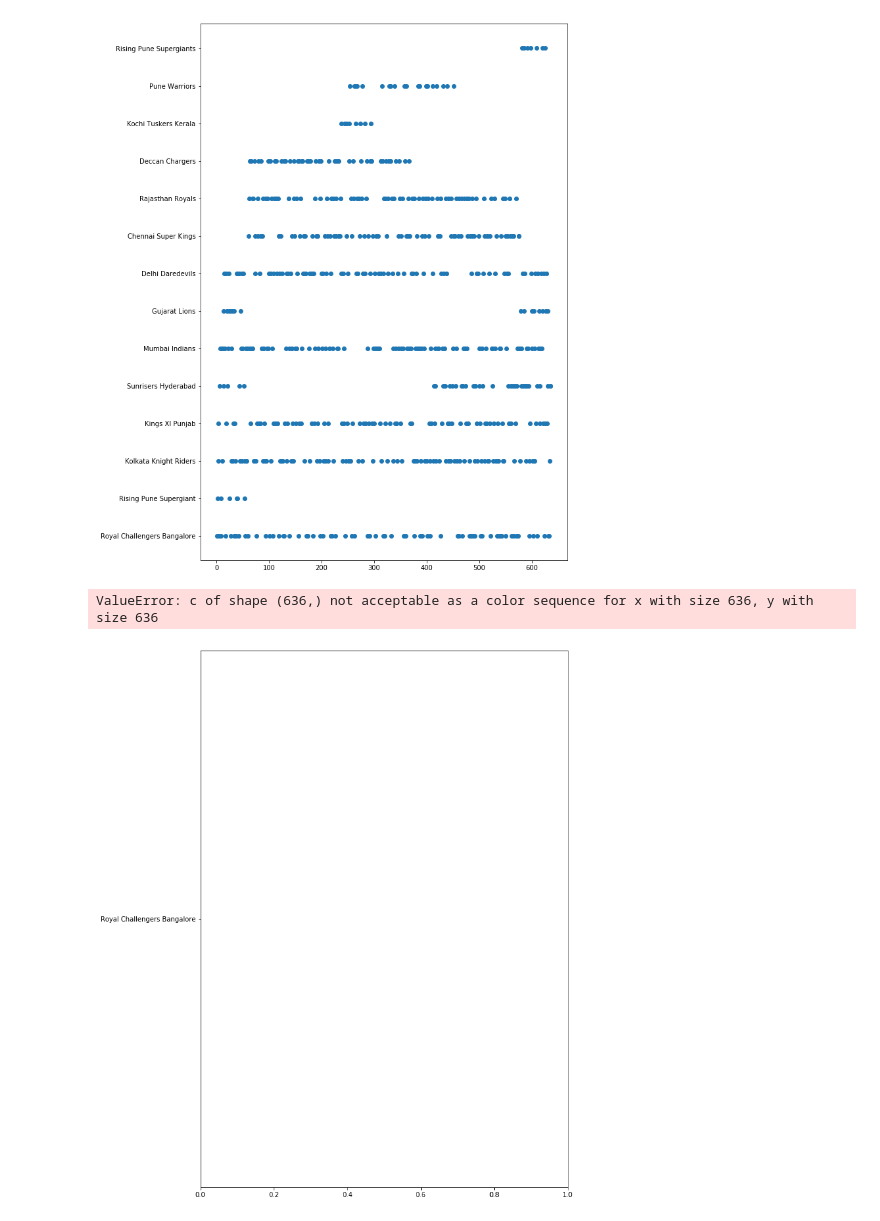
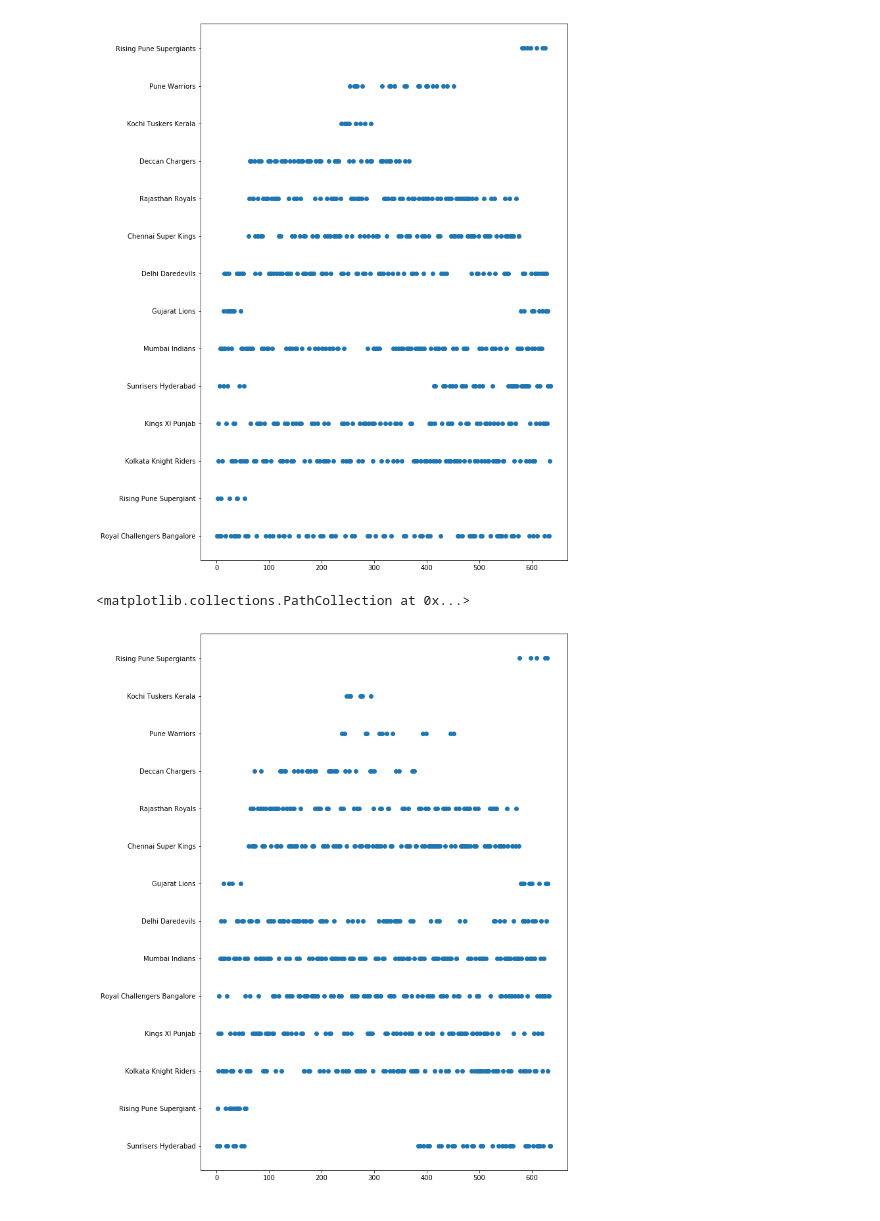
Before and after one commit to vatsal-M/IPL, a Jupyter notebook: IPL .ipynb, the cells around one changed output. Saved outputs shown, nothing was run; the diff lists cells and outputs as text; code cells hidden in the pictures.

```diff
--- a/IPL .ipynb
+++ b/IPL .ipynb
@@ -13,7 +13,7 @@ Matches.head()
 | 3 | 4 | 2017 | Indore | 2017-04-08 | Rising Pune Supergiant | Kings XI Punjab | Kings XI Punjab | field | normal | 0 | ... |
 | 4 | 5 | 2017 | Bangalore | 2017-04-08 | Royal Challengers Bangalore | Delhi Daredevils | Royal Challengers Bangalore | bat | normal | 0 | ... |
 # %%
-Matches.drop(['result','dl_applied','venue','umpire1','umpire2','umpire3'],axis=1,inplace=True)
+Matches.drop(['dl_applied','venue','umpire1','umpire2','umpire3'],axis=1,inplace=True)
 # %%
 Matches.reset_index(inplace=True)
 Matches.head()
@@ -26,0 +27,5 @@ Matches.head()
+# %%
+df=Matches.where(Matches['result']=='no result')
+df.dropna(how='all',inplace=True)
+a=df.index
+a
@@ -34,0 +62,5 @@ Matches.drop(a,inplace=True)
+# %%
+df=Matches.where(Matches['id']>=7894)
+df.dropna(how='all',inplace=True)
+a=df.index
+Matches.drop(a,inplace=True)
@@ -40,7 +93,7 @@ plt.scatter(Matches['id'],Matches['toss_winner'])
 [figure]
 # %%
 plt.figure(figsize=(10,15))
-plt.scatter(Matches['id'],Matches['toss_winner'],Matches['id'],Matches['winner'])
+plt.scatter(Matches['id'],Matches['winner'])
 # %% [output]
-ValueError: c of shape (636,) not acceptable as a color sequence for x with size 636, y with size 636
+<matplotlib.collections.PathCollection at 0x...>
-[figure, old version]
+[figure, new version]
```
Also changed, not shown: parts of 15 cells of this notebook.
